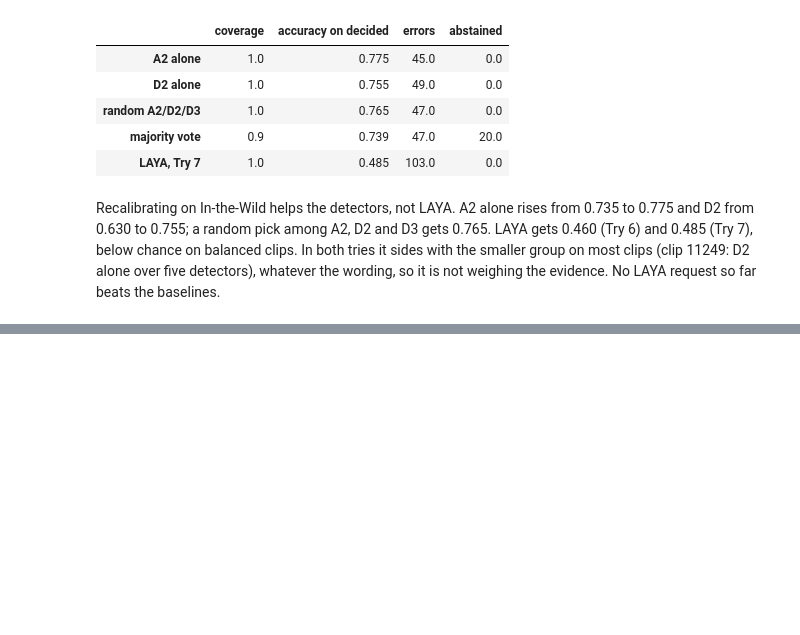
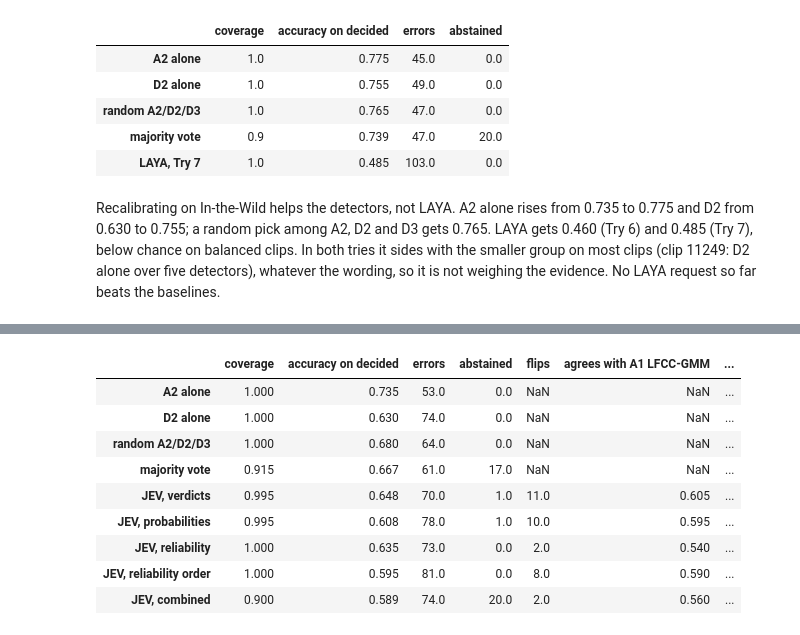
Before and after one commit to Qwenty228/GC2-EchoJEV, a Jupyter notebook: SystemCode/notebooks/06_jev.ipynb, the cells around one changed output, grey strips where cells are left out. Saved outputs shown, nothing was run; the diff lists cells and outputs as text; code cells hidden in the pictures; blank space fills up the shorter version.

```diff
--- a/SystemCode/notebooks/06_jev.ipynb
+++ b/SystemCode/notebooks/06_jev.ipynb
@@ -524,0 +528,22 @@ Recalibrating on In-the-Wild helps the detectors, not LAYA. A2 alone rises from
+# %%
+JEV_RUN = Path("../runs/E-20261029-032651-718483-arbitration")
+jev_cases = pd.read_csv(JEV_RUN / "cases.csv")
+from audio_df.modules.arbitrator import VARIANTS
+table = pd.DataFrame({**{k: summarise(v, cases.label) for k, v in baselines(cases).items()},
+                      **{f"JEV, {v}": summarise(jev_cases[f"{v} | A1 first"], cases.label) for v in VARIANTS}}).T
+table["flips"] = pd.Series({f"JEV, {v}": int((jev_cases[f"{v} | A1 first"] != jev_cases[f"{v} | A1 last"]).sum())
+                            for v in VARIANTS})
+agree = pd.DataFrame({f"JEV, {v}": {det[m]["name"]: (jev_cases[f"{v} | A1 first"] == cases[f"v_{m}"]).mean() for m in det}
+                      for v in VARIANTS}).T.add_prefix("agrees with ")
+table.join(agree).round(3)
+# %% [output]
+|  | coverage | accuracy on decided | errors | abstained | flips | agrees with A1 LFCC-GMM | ... |
+| A2 alone | 1.000 | 0.735 | 53.0 | 0.0 | NaN | NaN | ... |
+| D2 alone | 1.000 | 0.630 | 74.0 | 0.0 | NaN | NaN | ... |
+| random A2/D2/D3 | 1.000 | 0.680 | 64.0 | 0.0 | NaN | NaN | ... |
+| majority vote | 0.915 | 0.667 | 61.0 | 17.0 | NaN | NaN | ... |
+| JEV, verdicts | 0.995 | 0.648 | 70.0 | 1.0 | 11.0 | 0.605 | ... |
+| JEV, probabilities | 0.995 | 0.608 | 78.0 | 1.0 | 10.0 | 0.595 | ... |
+| JEV, reliability | 1.000 | 0.635 | 73.0 | 0.0 | 2.0 | 0.540 | ... |
+| JEV, reliability order | 1.000 | 0.595 | 81.0 | 0.0 | 8.0 | 0.590 | ... |
+| JEV, combined | 0.900 | 0.589 | 74.0 | 20.0 | 2.0 | 0.560 | ... |
```
Also changed, not shown: parts of 2 cells of this notebook, 1 other file.
